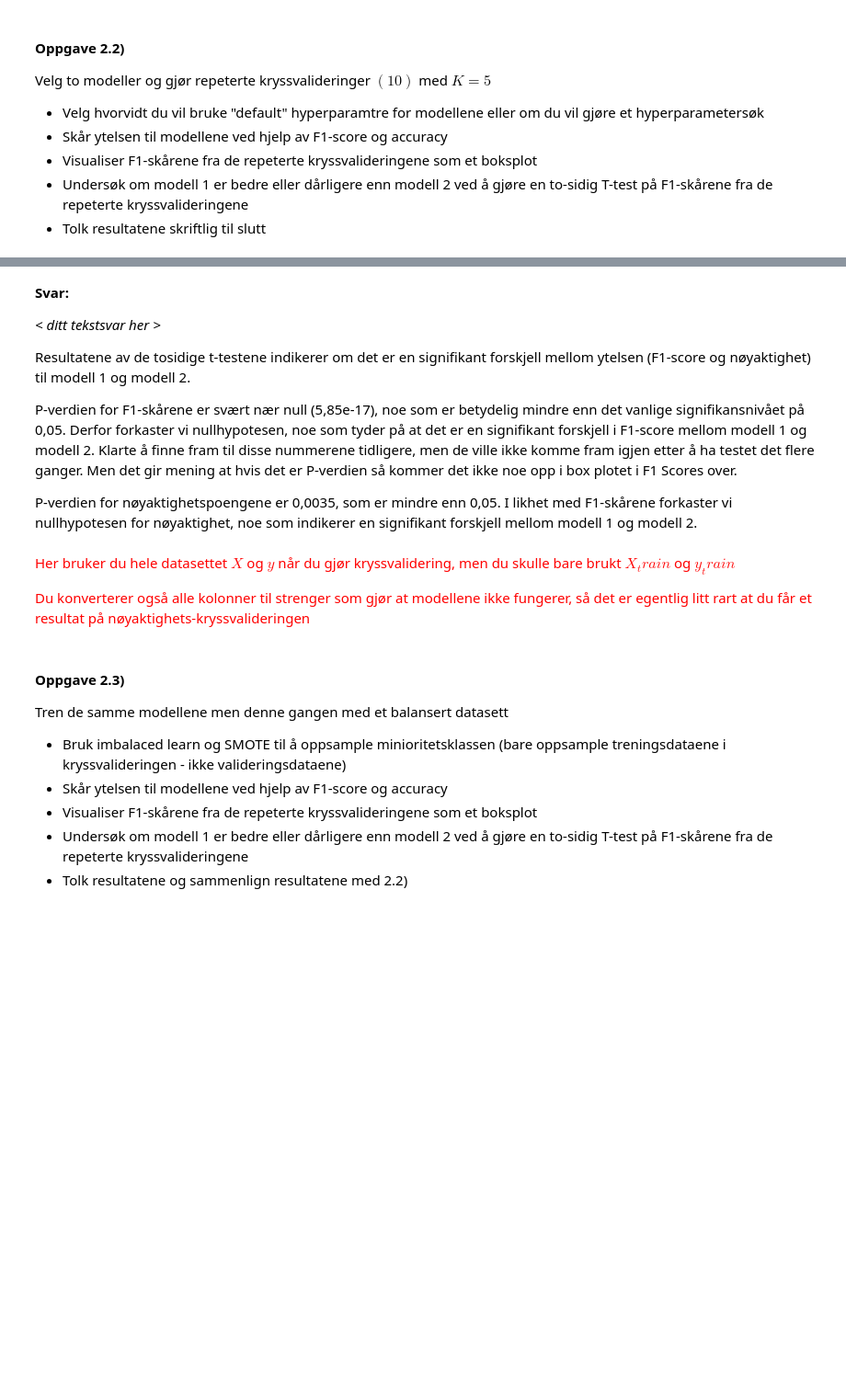
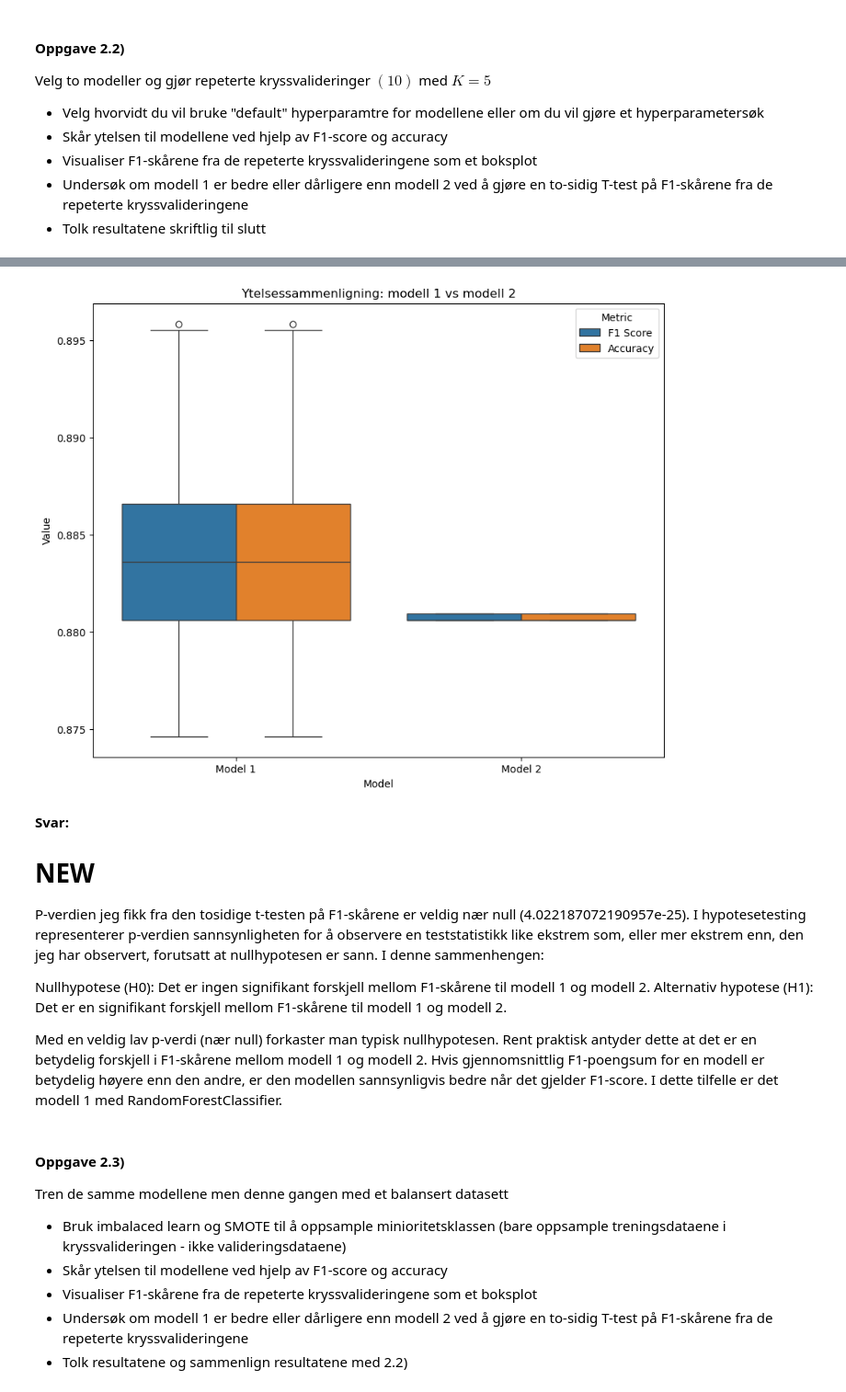
Before and after one commit to Bsingstad/DMBA-ML, a Jupyter notebook: Oblig 2/Oppgave 2.ipynb, the cells around one changed output, grey strips where cells are left out. Shown at 92% size. Drawn from its saved outputs; the diff is of its cells as text; code cells hidden in the pictures; blank space fills up the shorter version.

```diff
--- a/Oblig 2/Oppgave 2.ipynb
+++ b/Oblig 2/Oppgave 2.ipynb
@@ -221,18 +262,68 @@ Tosidig t-testresultat for nøyaktighetspoeng: p-verdi = 0.0035270733389950047,
+# %%
+import seaborn as sns
+from sklearn.svm import SVC
+from scipy.stats import ttest_rel
+
+# NEW PART 2 (fokus på å lage en bedre modell)
+
+# Forutsatt at X, y, modell1 og modell2 er definert
+
+# Funksjon for å beregne F1-poeng
+def calculate_f1_scores(model, X, y, cv):
+    f1_scores = cross_val_score(model, X, y, scoring='f1', cv=cv, n_jobs=-1)
+    return np.array(f1_scores)
+
+# Funksjon for å beregne nøyaktighet
+def calculate_accuracy(model, X, y, cv):
+    accuracy_scores = cross_val_score(model, X, y, scoring='accuracy', cv=cv, n_jobs=-1)
+    return np.array(accuracy_scores)
+
+# Gjentatte kryssvalideringsparametere
+cv = RepeatedStratifiedKFold(n_splits=5, n_repeats=10, random_state=0)
+
+# Modell 1 og Modell 2
+model1 = RandomForestClassifier(random_state=0, n_estimators=100, max_depth=10)
+model2 = SVC(C = 3, gamma = "auto", kernel = "rbf", random_state=0)
+
+# Evaluer modeller ved å bruke F1-score og nøyaktighet
+scores_model1_f1 = calculate_f1_scores(model1, X, y, cv)
+scores_model2_f1 = calculate_f1_scores(model2, X, y, cv)
+
+scores_model1_accuracy = calculate_accuracy(model1, X, y, cv)
+scores_model2_accuracy = calculate_accuracy(model2, X, y, cv)
+
+# Kombinerer F1-poeng og nøyaktighet i en enkelt DataFrame
+df_scores = pd.DataFrame({'Model': ['Model 1'] * len(scores_model1_f1) + ['Model 2'] * len(scores_model2_f1),
+                          'Metric': ['F1 Score'] * (len(scores_model1_f1) + len(scores_model2_f1)),
+                          'Value': np.concatenate([scores_model1_f1, scores_model2_f1])})
+
+df_accuracy = pd.DataFrame({'Model': ['Model 1'] * len(scores_model1_accuracy) + ['Model 2'] * len(scores_model2_accuracy),
+                             'Metric': ['Accuracy'] * (len(scores_model1_accuracy) + len(scores_model2_accuracy)),
+                             'Value': np.concatenate([scores_model1_accuracy, scores_model2_accuracy])})
+
+df_combined = pd.concat([df_scores, df_accuracy])
+
+# Lager et boksplott med separate bokser for modell 1 og modell 2
+plt.figure(figsize=(10, 8))
+sns.boxplot(x='Model', y='Value', hue='Metric', data=df_combined)
+plt.title('Ytelsessammenligning: modell 1 vs modell 2')
+plt.show()
+
+# Gjennomfører en tosidig T-test
+t_stat, p_value = ttest_rel(scores_model1_f1, scores_model2_f1, nan_policy='omit')
+# %% [output]
+[figure, added]
 # %% [markdown]
 **Svar:**
 
-*< ditt tekstsvar her >*
+# NEW
 
-Resultatene av de tosidige t-testene indikerer om det er en signifikant forskjell mellom ytelsen (F1-score og nøyaktighet) til modell 1 og modell 2.
+P-verdien jeg fikk fra den tosidige t-testen på F1-skårene er veldig nær null (4.022187072190957e-25). I hypotesetesting representerer p-verdien sannsynligheten for å observere en teststatistikk like ekstrem som, eller mer ekstrem enn, den jeg har observert, forutsatt at nullhypotesen er sann. I denne sammenhengen:
 
-P-verdien for F1-skårene er svært nær null (5,85e-17), noe som er betydelig mindre enn det vanlige signifikansnivået på 0,05. Derfor forkaster vi nullhypotesen, noe som tyder på at det er en signifikant forskjell i F1-score mellom modell 1 og modell 2. Klarte å finne fram til disse nummerene tidligere, men de ville ikke komme fram igjen etter å ha testet det flere ganger. Men det gir mening at hvis det er P-verdien så kommer det ikke noe opp i box plotet i F1 Scores over.
+Nullhypotese (H0): Det er ingen signifikant forskjell mellom F1-skårene til modell 1 og modell 2.
+Alternativ hypotese (H1): Det er en signifikant forskjell mellom F1-skårene til modell 1 og modell 2.
 
-P-verdien for nøyaktighetspoengene er 0,0035, som er mindre enn 0,05.
-I likhet med F1-skårene forkaster vi nullhypotesen for nøyaktighet, noe som indikerer en signifikant forskjell mellom modell 1 og modell 2.
+Med en veldig lav p-verdi (nær null) forkaster man typisk nullhypotesen. Rent praktisk antyder dette at det er en betydelig forskjell i F1-skårene mellom modell 1 og modell 2. Hvis gjennomsnittlig F1-poengsum for en modell er betydelig høyere enn den andre, er den modellen sannsynligvis bedre når det gjelder F1-score. I dette tilfelle er det modell 1 med RandomForestClassifier.
-# %% [markdown]
-<span style='color:red '> Her bruker du hele datasettet $X$ og $y$ når du gjør kryssvalidering, men du skulle bare brukt $X_train$ og $y_train$ </span>
-
-<span style='color:red '> Du konverterer også alle kolonner til strenger som gjør at modellene ikke fungerer, så det er egentlig litt rart at du får et resultat på nøyaktighets-kryssvalideringen </span>
 # %% [markdown]
 #### Oppgave 2.3)
 Tren de samme modellene men denne gangen med et balansert datasett
```
Also changed, not shown: parts of 20 cells of this notebook.
